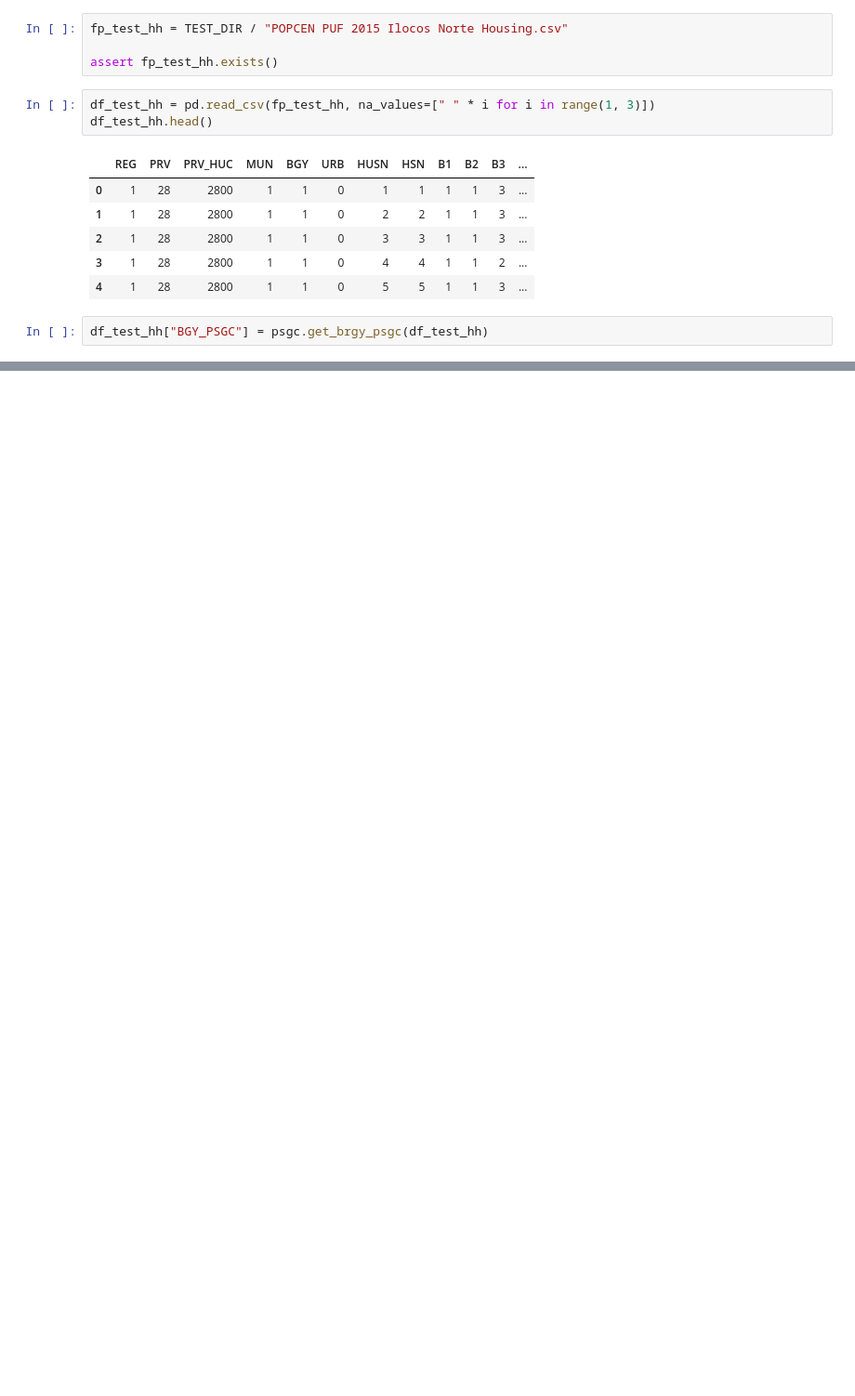
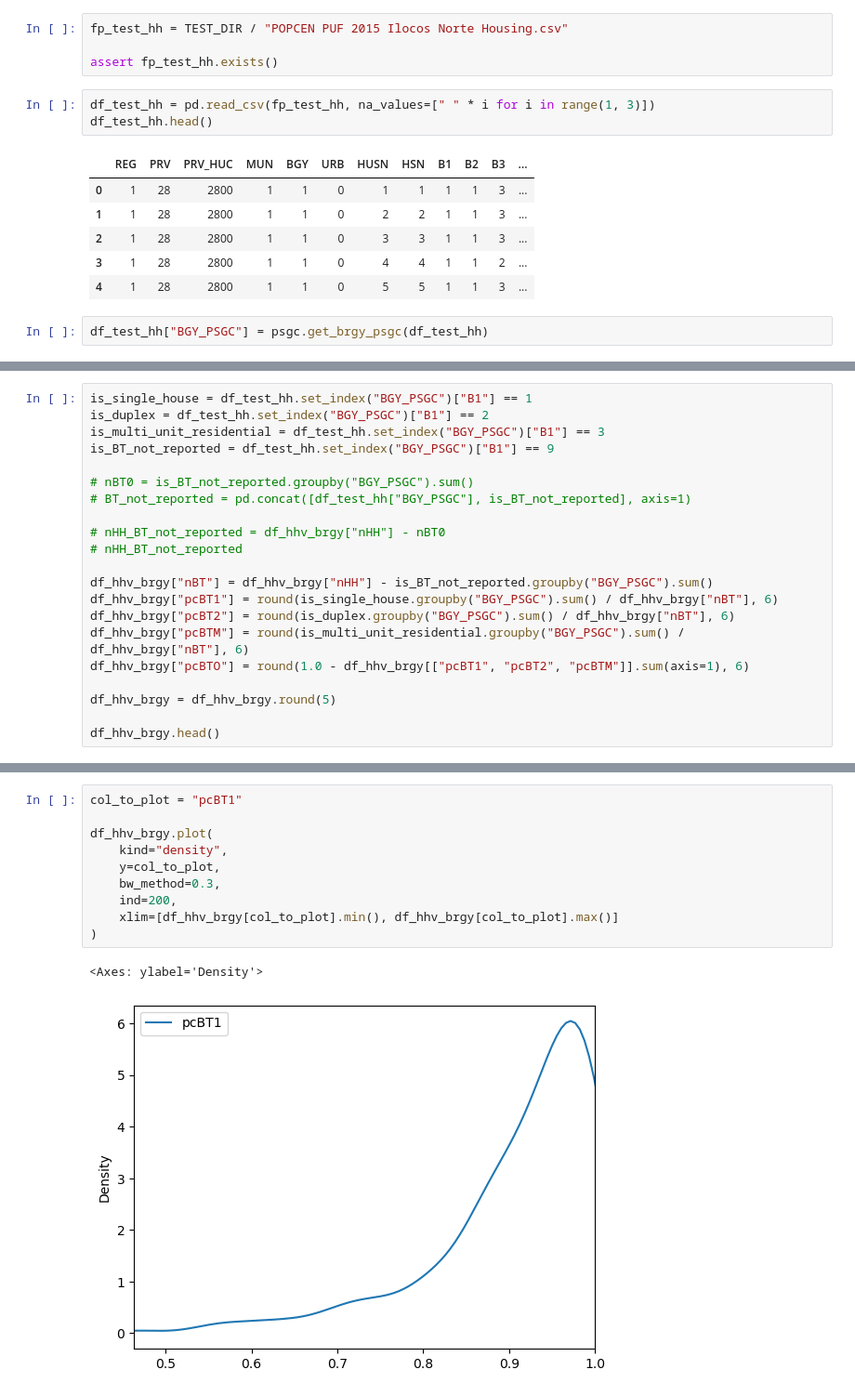
Before and after one commit to jeromemaiquez/psa_cph, a Jupyter notebook: notebooks/test.ipynb, the cells around one changed output, grey strips where cells are left out. Shown at 93% size. Saved outputs shown, nothing was run; the diff lists cells and outputs as text; blank space fills up the shorter version.

```diff
--- a/notebooks/test.ipynb
+++ b/notebooks/test.ipynb
@@ -175,0 +177,21 @@ df_hhv_brgy.head()
+# %%
+is_single_house = df_test_hh.set_index("BGY_PSGC")["B1"] == 1
+is_duplex = df_test_hh.set_index("BGY_PSGC")["B1"] == 2
+is_multi_unit_residential = df_test_hh.set_index("BGY_PSGC")["B1"] == 3
+is_BT_not_reported = df_test_hh.set_index("BGY_PSGC")["B1"] == 9
+
+# nBT0 = is_BT_not_reported.groupby("BGY_PSGC").sum()
+# BT_not_reported = pd.concat([df_test_hh["BGY_PSGC"], is_BT_not_reported], axis=1)
+
+# nHH_BT_not_reported = df_hhv_brgy["nHH"] - nBT0
+# nHH_BT_not_reported
+
+df_hhv_brgy["nBT"] = df_hhv_brgy["nHH"] - is_BT_not_reported.groupby("BGY_PSGC").sum()
+df_hhv_brgy["pcBT1"] = round(is_single_house.groupby("BGY_PSGC").sum() / df_hhv_brgy["nBT"], 6)
+df_hhv_brgy["pcBT2"] = round(is_duplex.groupby("BGY_PSGC").sum() / df_hhv_brgy["nBT"], 6)
+df_hhv_brgy["pcBTM"] = round(is_multi_unit_residential.groupby("BGY_PSGC").sum() / df_hhv_brgy["nBT"], 6)
+df_hhv_brgy["pcBTO"] = round(1.0 - df_hhv_brgy[["pcBT1", "pcBT2", "pcBTM"]].sum(axis=1), 6)
+
+df_hhv_brgy = df_hhv_brgy.round(5)
+
+df_hhv_brgy.head()
@@ -176,3 +206,16 @@ df_hhv_brgy.head()
+# %%
+col_to_plot = "pcBT1"
+
+df_hhv_brgy.plot(
+    kind="density",
+    y=col_to_plot,
+    bw_method=0.3,
+    ind=200,
+    xlim=[df_hhv_brgy[col_to_plot].min(), df_hhv_brgy[col_to_plot].max()]
+)
+# %% [output]
+<Axes: ylabel='Density'>
+[figure, added]
 # %%
 pd.crosstab(
     index=[df_test_hh[col] for col in ["B" + str(i) for i in range(1, 4)]],
```
Also changed, not shown: parts of 5 cells of this notebook.
